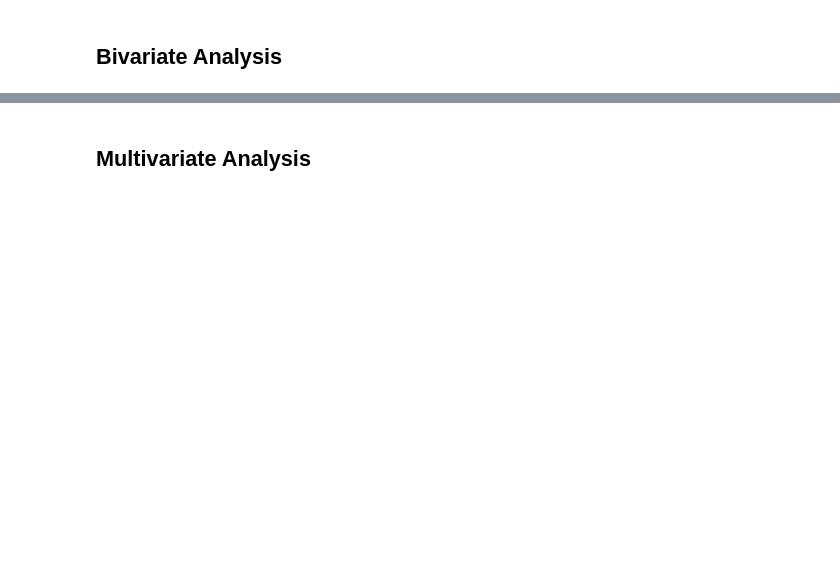
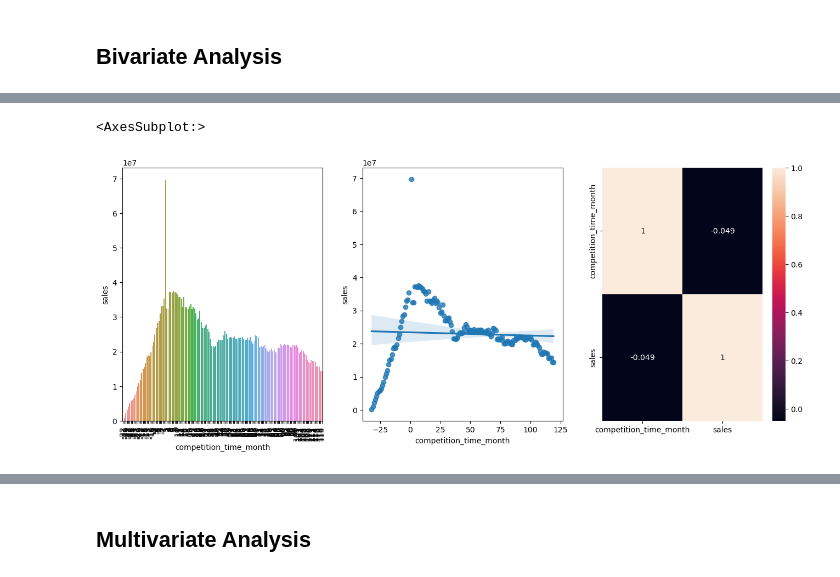
Before and after one commit to biazotogabriel/ds_em_producao, a Jupyter notebook: notebook.ipynb, the cells around one changed output, grey strips where cells are left out. Cells and saved outputs as stored; diff of their text form; code cells hidden in the pictures; blank space fills up the shorter version.

```diff
--- a/notebook.ipynb
+++ b/notebook.ipynb
@@ -482,0 +523,14 @@ array(['c', 'a', 'd', 'b'], dtype=object)
+# %%
+df_aux = df4[['competition_time_month', 'sales']].groupby('competition_time_month').sum().reset_index()
+df_aux = df_aux[(df_aux['competition_time_month'] != 0) & (df_aux['competition_time_month'] < 120)]
+plt.figure(figsize=(16,6))
+plt.subplot(1, 3, 1)
+sns.barplot(x=df_aux['competition_time_month'], y=df_aux['sales'])
+plt.xticks(rotation=90);
+plt.subplot(1, 3, 2)
+sns.regplot(x=df_aux['competition_time_month'], y=df_aux['sales'])
+plt.subplot(1, 3, 3)
+sns.heatmap(df_aux.corr(method='pearson'), annot=True)
+# %% [output]
+<AxesSubplot:>
+[figure, added]
```
Also changed, not shown: parts of 18 cells of this notebook.
